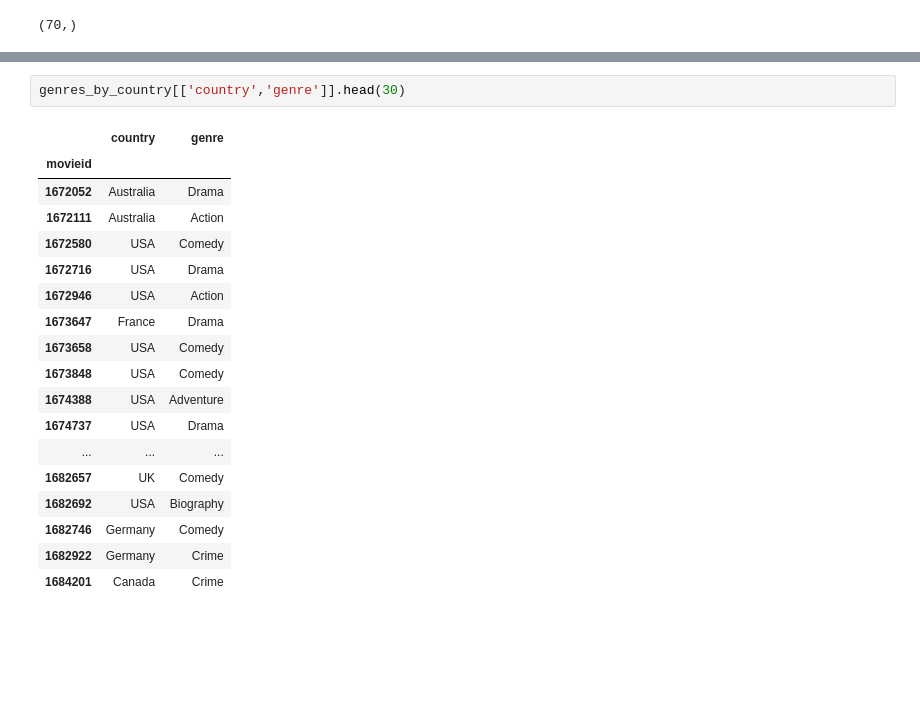
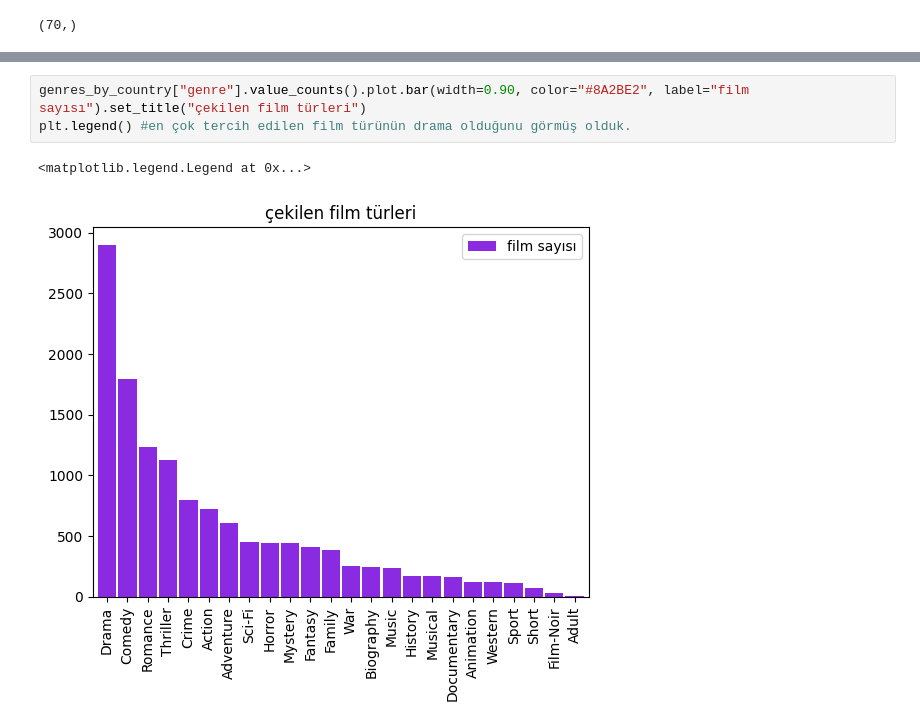
Before and after one commit to oykukaplan/womenintech_python_bitirme_projesi, a Jupyter notebook: bitirme_projesi.ipynb, the cells around one changed output, grey strips where cells are left out. Drawn from its saved outputs; the diff is of its cells as text; blank space fills up the shorter version.

```diff
--- a/bitirme_projesi.ipynb
+++ b/bitirme_projesi.ipynb
@@ -524,21 +505,6 @@ genres_by_country.head(20) #ülkeler ve çektikleri film türlerini gördük
-# %%
-genres_by_country[['country','genre']].head(30)
-# %% [output]
-|  | country | genre |
-| movieid |  |  |
-| 1672052 | Australia | Drama |
-| 1672111 | Australia | Action |
-| 1672580 | USA | Comedy |
-| 1672716 | USA | Drama |
-| 1672946 | USA | Action |
-| 1673647 | France | Drama |
-| 1673658 | USA | Comedy |
-| 1673848 | USA | Comedy |
-| 1674388 | USA | Adventure |
-| 1674737 | USA | Drama |
-| ... | ... | ... |
-| 1682657 | UK | Comedy |
-| 1682692 | USA | Biography |
-| 1682746 | Germany | Comedy |
-| 1682922 | Germany | Crime |
-| 1684201 | Canada | Crime |
+# %%
+genres_by_country["genre"].value_counts().plot.bar(width=0.90, color="#8A2BE2", label="film sayısı").set_title("çekilen film türleri")
+plt.legend() #en çok tercih edilen film türünün drama olduğunu görmüş olduk.
+# %% [output]
+<matplotlib.legend.Legend at 0x...>
+[figure, added]
```
Also changed, not shown: parts of 40 cells of this notebook.
